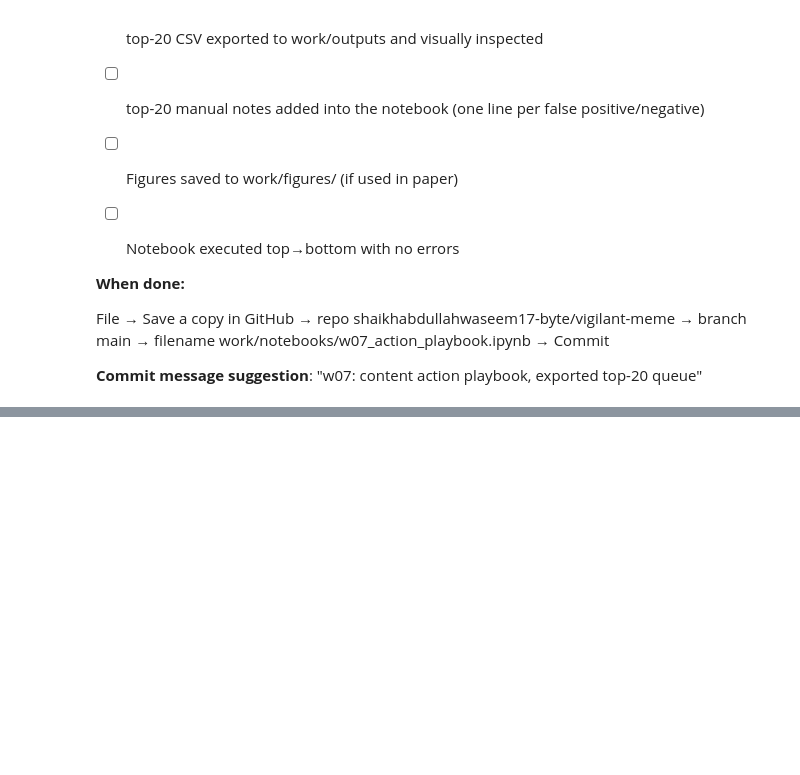
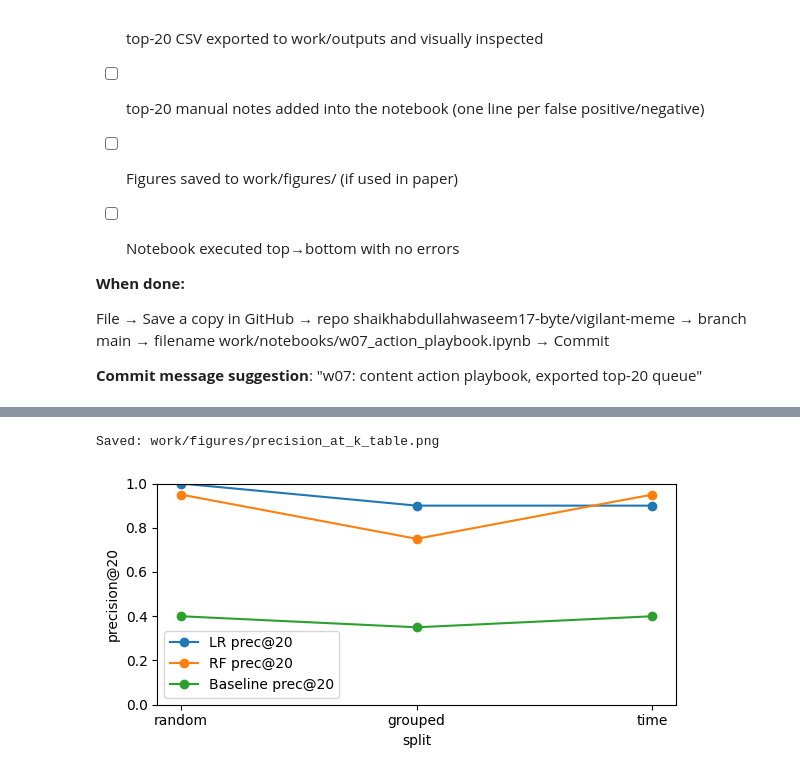
Before and after one commit to shaikhabdullahwaseem17-byte/vigilant-meme, a Jupyter notebook: work/notebooks/w07_action_playbook.ipynb, the cells around one changed output, grey strips where cells are left out. Saved outputs shown, nothing was run; the diff lists cells and outputs as text; code cells hidden in the pictures; blank space fills up the shorter version.

```diff
--- a/work/notebooks/w07_action_playbook.ipynb
+++ b/work/notebooks/w07_action_playbook.ipynb
@@ -376,0 +380,32 @@ File → Save a copy in GitHub → repo shaikhabdullahwaseem17-byte/vigilant-mem
+# %%
+from pathlib import Path
+import matplotlib.pyplot as plt
+import pandas as pd
+# ensure folders exist
+Path("work/figures").mkdir(parents=True, exist_ok=True)
+Path("work/outputs").mkdir(parents=True, exist_ok=True)
+
+# Example: save precision@k plot from a small metrics table (edit if variables exist)
+metrics = {
+    'split': ['random','grouped','time'],
+    'baseline_prec20':[0.40,0.35,0.40],
+    'lr_prec20':[1.00,0.90,0.90],
+    'rf_prec20':[0.95,0.75,0.95]
+}
+m_df = pd.DataFrame(metrics)
+m_df.to_csv('work/outputs/precision_at_k_table.csv', index=False)
+
+fig, ax = plt.subplots(figsize=(6,3))
+ax.plot(m_df['split'], m_df['lr_prec20'], marker='o', label='LR prec@20')
+ax.plot(m_df['split'], m_df['rf_prec20'], marker='o', label='RF prec@20')
+ax.plot(m_df['split'], m_df['baseline_prec20'], marker='o', label='Baseline prec@20')
+ax.set_ylim(0,1)
+ax.set_ylabel('precision@20')
+ax.set_xlabel('split')
+ax.legend()
+fig.tight_layout()
+fig.savefig('work/figures/precision_at_k_table.png', dpi=150)
+print("Saved: work/figures/precision_at_k_table.png")
+# %% [output]
+Saved: work/figures/precision_at_k_table.png
+[figure, added]
```
Also changed, not shown: parts of 6 cells of this notebook.
